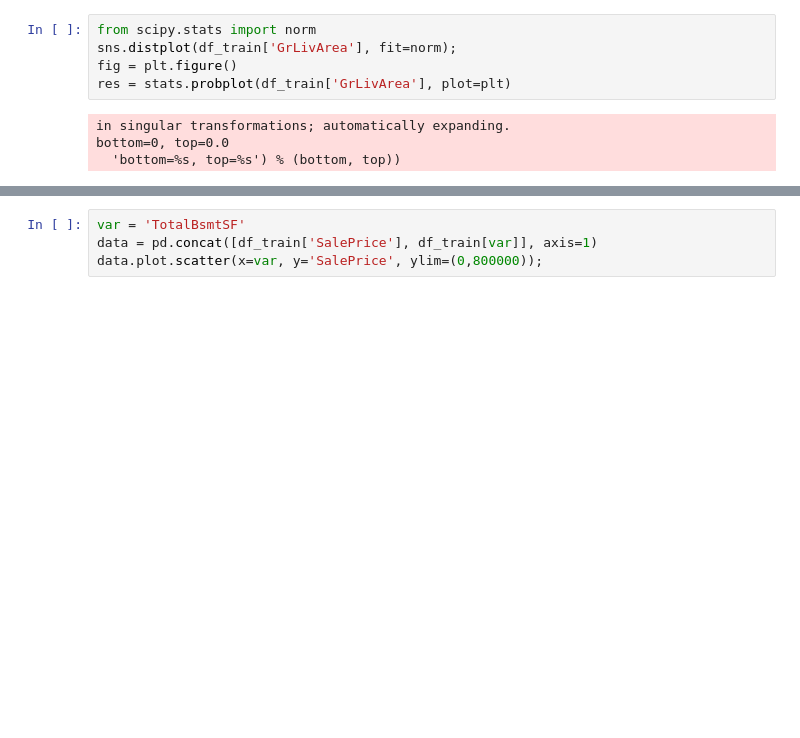
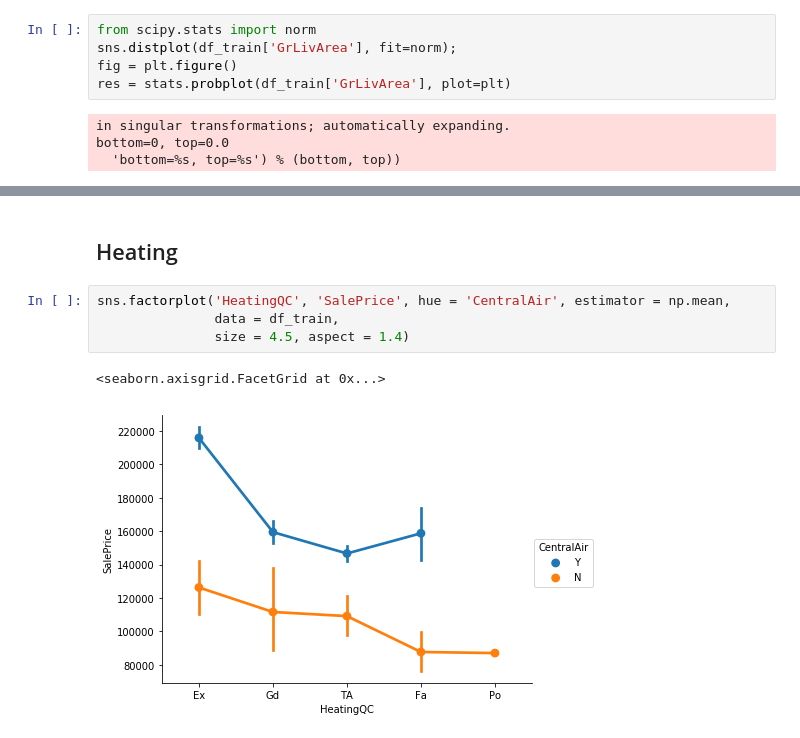
Before and after one commit to HDilrukshi/Trial-1, a Jupyter notebook: Dilrukshi/HousePrice.ipynb, the cells around one changed output, grey strips where cells are left out. Cells and saved outputs as stored; diff of their text form; blank space fills up the shorter version.

```diff
--- a/Dilrukshi/HousePrice.ipynb
+++ b/Dilrukshi/HousePrice.ipynb
@@ -92,4 +155,9 @@ fig.axis(ymin=0, ymax=800000);
-# %%
-var = 'TotalBsmtSF'
-data = pd.concat([df_train['SalePrice'], df_train[var]], axis=1)
-data.plot.scatter(x=var, y='SalePrice', ylim=(0,800000));
+# %% [markdown]
+## Heating
+# %%
+sns.factorplot('HeatingQC', 'SalePrice', hue = 'CentralAir', estimator = np.mean,
+               data = df_train,
+               size = 4.5, aspect = 1.4)
+# %% [output]
+<seaborn.axisgrid.FacetGrid at 0x...>
+[figure, added]
```
Also changed, not shown: parts of 15 cells of this notebook.
